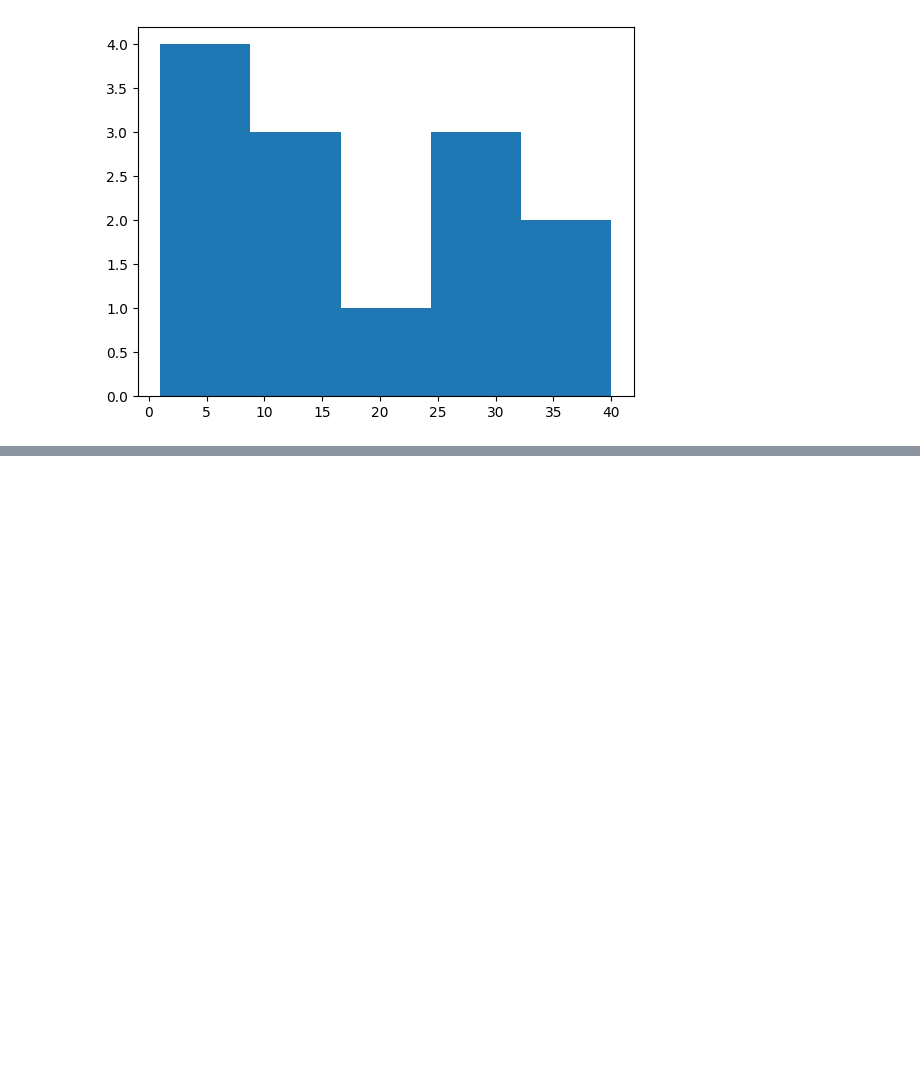
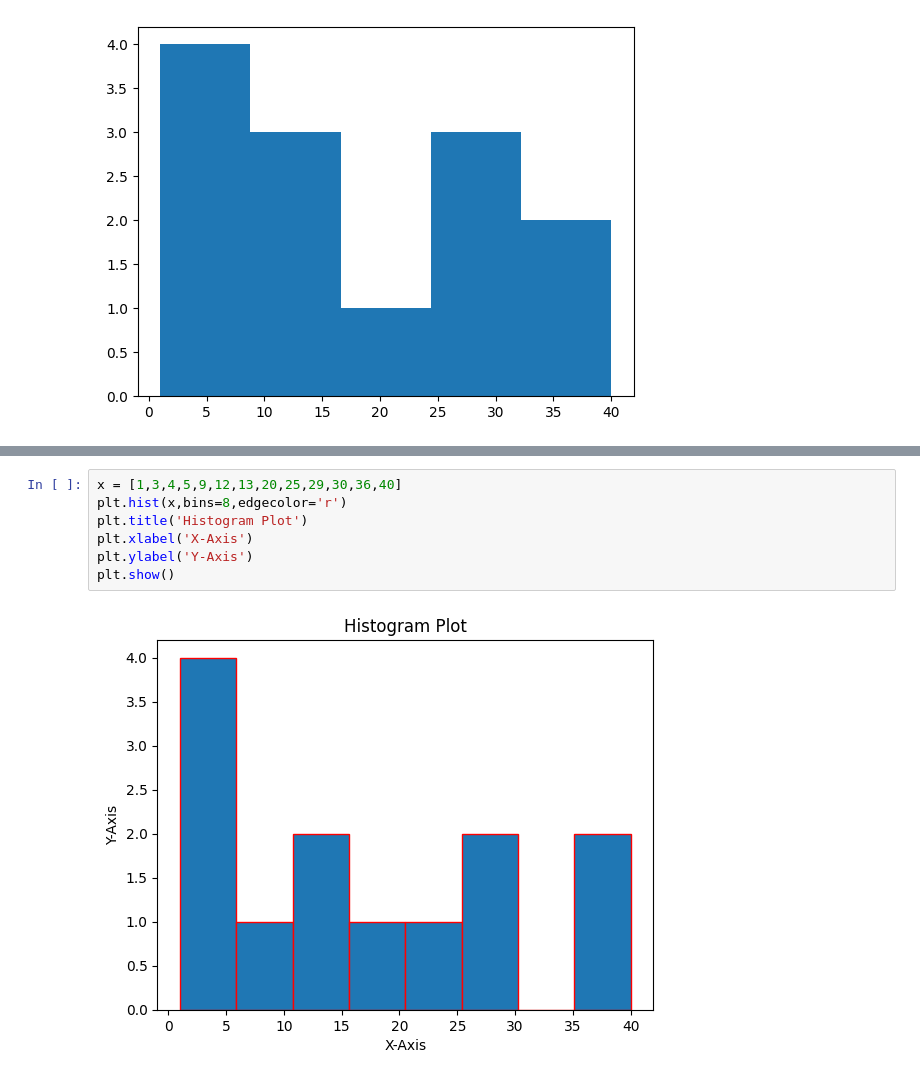
Before and after one commit to karvind08/Python-2025, a Jupyter notebook: Matplotlib/01 December 2025.ipynb, the cells around one changed output, grey strips where cells are left out. Drawn from its saved outputs; the diff is of its cells as text; blank space fills up the shorter version.

```diff
--- a/Matplotlib/01 December 2025.ipynb
+++ b/Matplotlib/01 December 2025.ipynb
@@ -84,0 +88,9 @@ plt.show()
+# %%
+x = [1,3,4,5,9,12,13,20,25,29,30,36,40]
+plt.hist(x,bins=8,edgecolor='r')
+plt.title('Histogram Plot')
+plt.xlabel('X-Axis')
+plt.ylabel('Y-Axis')
+plt.show()
+# %% [output]
+[figure, added]
```
Also changed, not shown: parts of 2 cells of this notebook.
